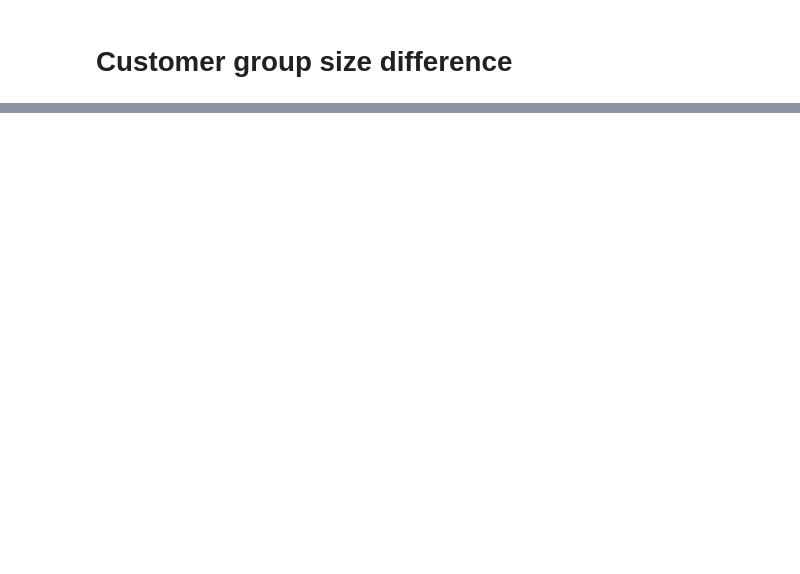
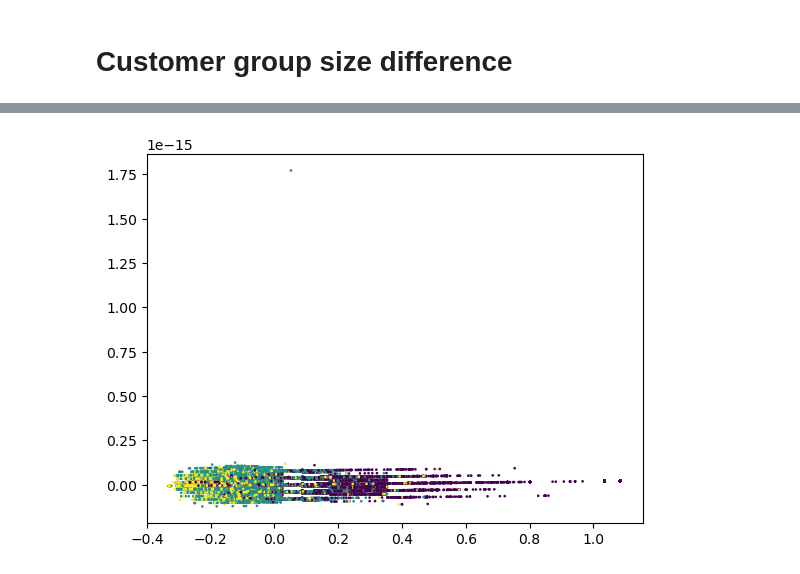
Before and after one commit to drigba/Data_mining_recommendation_system, a Jupyter notebook: baseline.ipynb, the cells around one changed output, grey strips where cells are left out. Saved outputs shown, nothing was run; the diff lists cells and outputs as text; code cells hidden in the pictures; blank space fills up the shorter version.

```diff
--- a/baseline.ipynb
+++ b/baseline.ipynb
@@ -191,2 +279,0 @@ train_df = df.merge(usual_user_size_by_group, on=['customer', 'group'], suffixes
-# %%
-train_df = create_user_stat(train_df, ["customer", "group"], "size", lambda x: pd.Series.mode(x))
@@ -195,5 +280,11 @@ train_df["size_diff"] = train_df["size"] - train_df["size_customer_group_stat"]
 # %%
+train_df = train_df.merge(usual_user_size_by_group, on=['customer', 'group'], suffixes=("","_customer_group_stat"))
+train_df["size_diff"] = train_df["size"] - train_df["size_customer_group_stat"]
+
 filter_single_mode = train_df[train_df["size_diff"].apply(lambda x: isinstance(x, np.int64))]
 filter_multi_mode = train_df[train_df["size_diff"].apply(lambda x: not isinstance(x, np.int64))]
 
 filter_multi_mode["size_diff"] = filter_multi_mode["size_diff"].apply(lambda x: min(abs(x)))
+
+train_df.update(filter_multi_mode)
+size_diff_agg_train =  train_df.groupby("order")["size_diff"].sum()
@@ -204,3 +316,20 @@ train_df.groupby("order")["size_diff"].sum()
 # %%
 train_return_df = create_return_df(train_df, train_labels, product_stats)
 valid_return_df = create_return_df(valid_df, valid_labels, product_stats)
+
+train_return_df = train_return_df.merge(size_diff_agg_train, on="order")
+valid_return_df = valid_return_df.merge(size_diff_agg_valid, on="order")
+# %%
+std_scaler = MinMaxScaler()
+
+to_transform_t = np.asarray(train_return_df["size_diff"]).reshape(-1, 1)
+to_transform_v = np.asarray(valid_return_df["size_diff"]).reshape(-1, 1)
+train_return_df["size_diff"] = std_scaler.fit_transform(to_transform_t)
+valid_return_df["size_diff"] = std_scaler.transform(to_transform_v)
+# %%
+pca = PCA(n_components = 2)
+res = pca.fit_transform(train_return_df[["order_return_rate_mean", "order_no_return_rate_mean"]])
+plt.scatter(res[:,0], res[:,1], c=train_return_df["label"], s = 0.8)
+plt.show()
+# %% [output]
+[figure, added]
```
Also changed, not shown: parts of 34 cells of this notebook, 3 other files.
